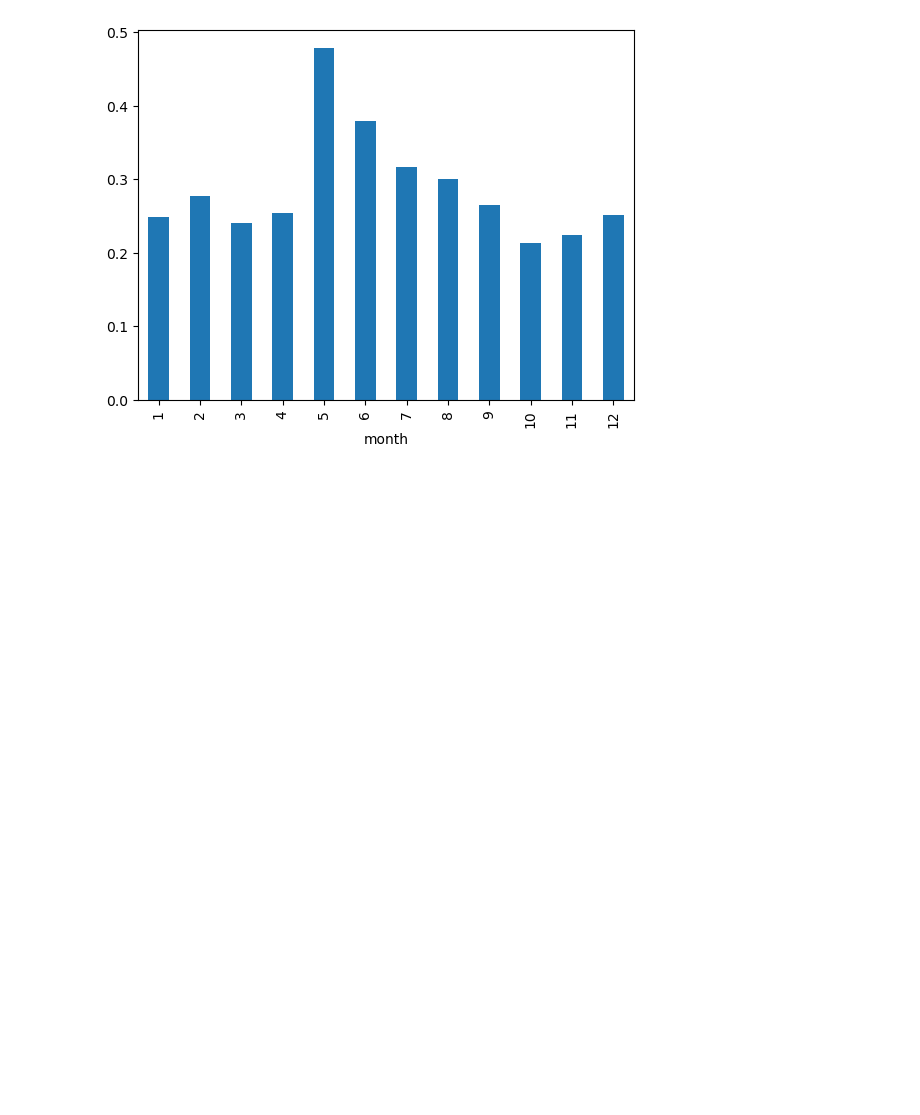
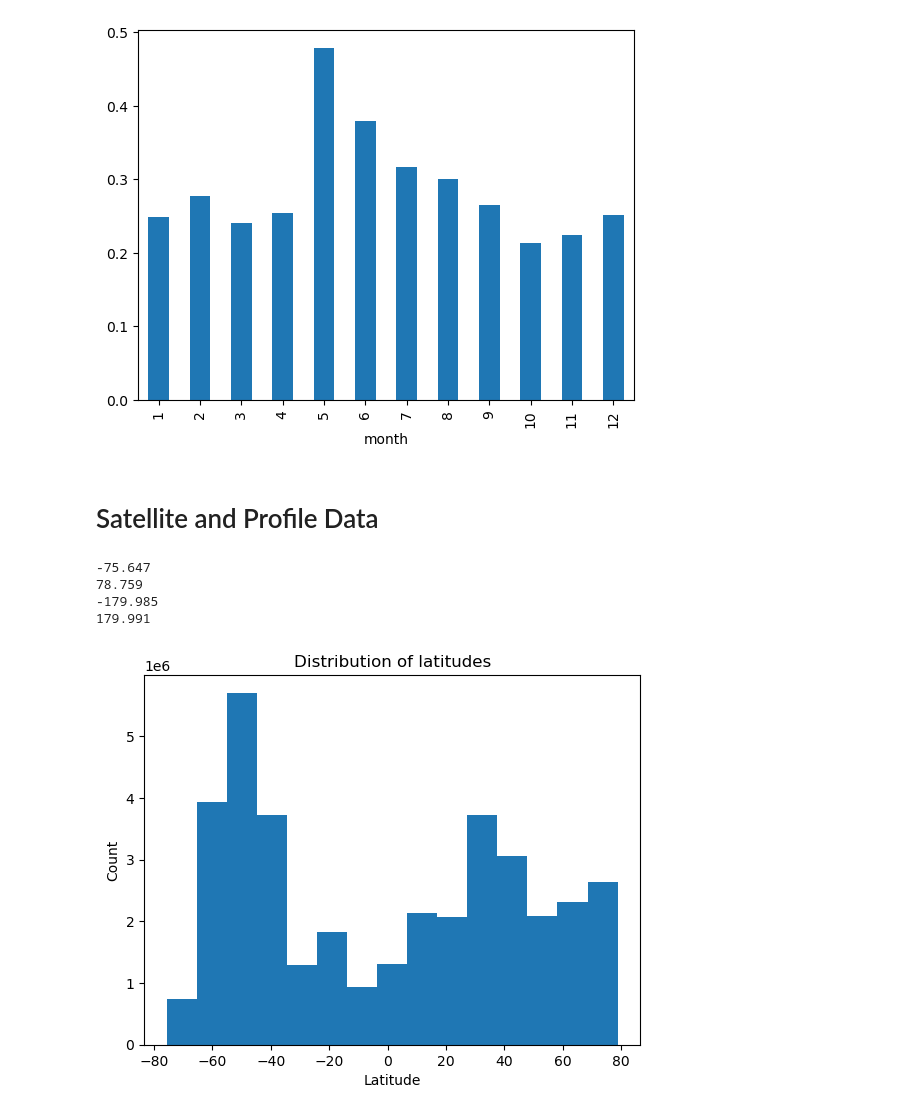
Before and after one commit to gnyirjesy/ocean-depth-characterization, a Jupyter notebook: EDA/eda_gn.ipynb, the cells around one changed output. Saved outputs shown, nothing was run; the diff lists cells and outputs as text; code cells hidden in the pictures; blank space fills up the shorter version.

```diff
--- a/EDA/eda_gn.ipynb
+++ b/EDA/eda_gn.ipynb
@@ -30,3 +30,5 @@ satData.head()
 | 2 | 1902303 | 3 | 2021-05-07 20:05:38 | 48.914 | -14.606 | -4700.0 | 12.424099 | 0.458020 | 0.003185 | ... |
 | 3 | 1902303 | 4 | 2021-05-08 22:42:52 | 48.794 | -14.689 | -4753.0 | 12.374519 | 0.378064 | 0.001767 | ... |
 | 4 | 1902303 | 5 | 2021-05-09 20:29:00 | 48.719 | -14.795 | -4765.0 | 12.204494 | 0.411479 | 0.001677 | ... |
+# %%
+sat_profile_combo = profile.merge(satData, on=['float','cycleNumber'], how='left')
@@ -33,3 +63,7 @@ satData.head()
+# %%
+#convert date column to datetime object and remove duplicate date column
+sat_profile_combo['date_x'] = pd.to_datetime(sat_profile_combo['date_x'])
+sat_profile_combo = sat_profile_combo.drop('date_y', axis=1)
 # %%
 globalFloatData = pd.read_csv("../../data/globalFloatData.csv")
 globalFloatData.head()
@@ -300,3 +334,24 @@ satData[['month','MO_SAT_CHL']].groupby('month').mean().plot(kind='bar', legend=
 # %% [output]
 <AxesSubplot: xlabel='month'>
 [figure]
+# %% [markdown]
+# Satellite and Profile Data
+# %%
+print(sat_profile_combo['latitude'].min())
+print(sat_profile_combo['latitude'].max())
+print(sat_profile_combo['longitude'].min())
+print(sat_profile_combo['longitude'].max())
+#Covers the whole globe
+# %% [output]
+-75.647
+78.759
+-179.985
+179.991
+# %%
+_ = plt.hist(sat_profile_combo['latitude'], bins=15)
+_ = plt.title('Distribution of latitudes')
+_ = plt.xlabel('Latitude')
+_ = plt.ylabel('Count')
+plt.show()
+# %% [output]
+[figure, added]
```
Also changed, not shown: parts of 13 cells of this notebook.
